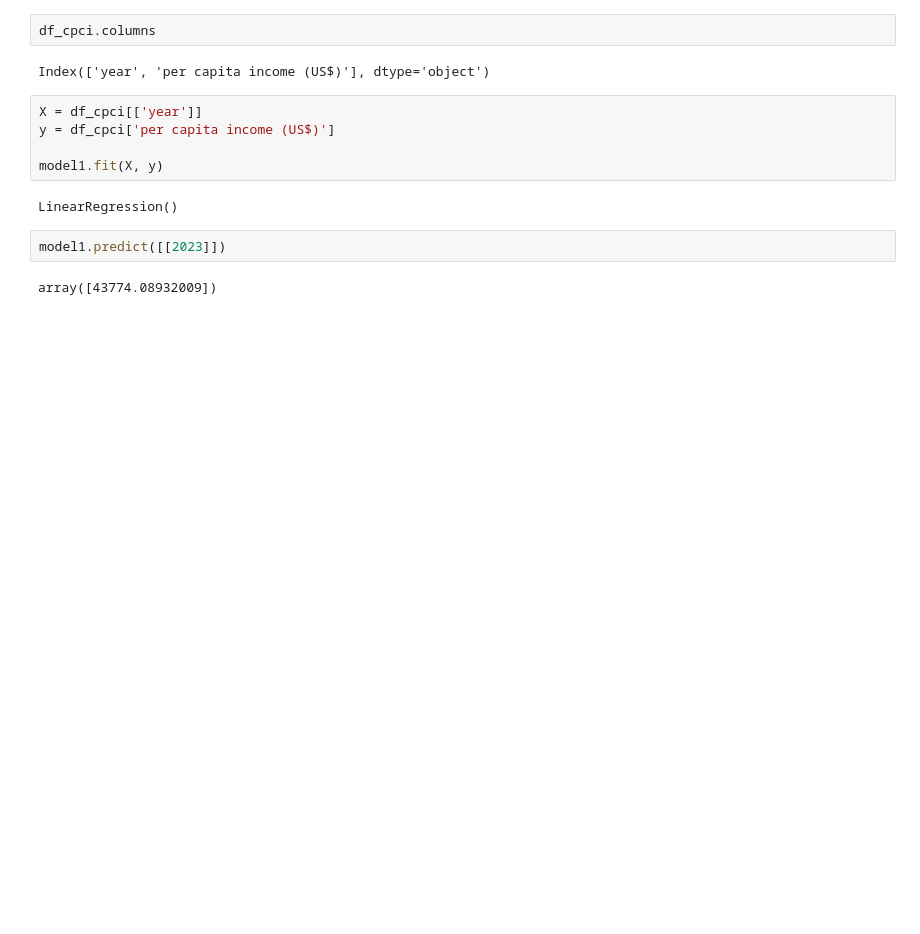
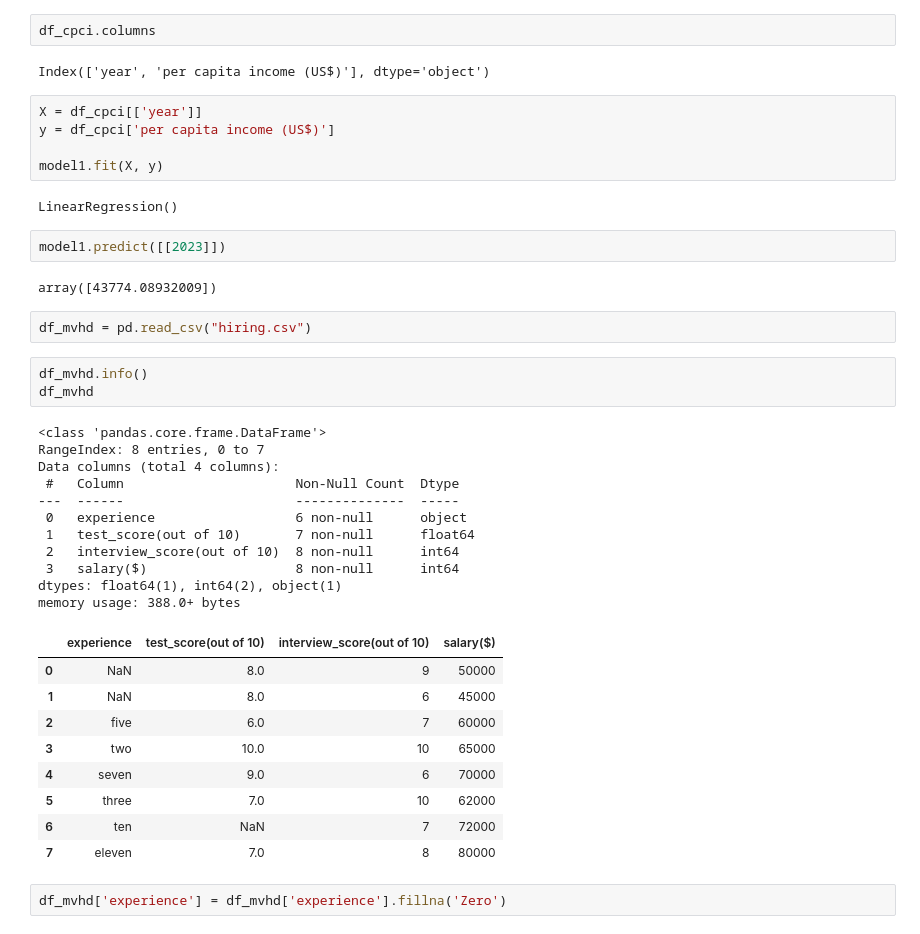
Before and after one commit to mvuddandi/ML-StatModels, a Jupyter notebook: Linear_regressions.ipynb, the cells around one changed output. Saved outputs shown, nothing was run; the diff lists cells and outputs as text; blank space fills up the shorter version.

```diff
--- a/Linear_regressions.ipynb
+++ b/Linear_regressions.ipynb
@@ -95,3 +95,31 @@ LinearRegression()
 model1.predict([[2023]])
 # %% [output]
 array([43774.08932009])
+# %%
+df_mvhd = pd.read_csv("hiring.csv")
+# %%
+df_mvhd.info()
+df_mvhd
+# %% [output]
+<class 'pandas.core.frame.DataFrame'>
+RangeIndex: 8 entries, 0 to 7
+Data columns (total 4 columns):
+ #   Column                      Non-Null Count  Dtype
+---  ------                      --------------  -----
+ 0   experience                  6 non-null      object
+ 1   test_score(out of 10)       7 non-null      float64
+ 2   interview_score(out of 10)  8 non-null      int64
+ 3   salary($)                   8 non-null      int64
+dtypes: float64(1), int64(2), object(1)
+memory usage: 388.0+ bytes
+|  | experience | test_score(out of 10) | interview_score(out of 10) | salary($) |
+| 0 | NaN | 8.0 | 9 | 50000 |
+| 1 | NaN | 8.0 | 6 | 45000 |
+| 2 | five | 6.0 | 7 | 60000 |
+| 3 | two | 10.0 | 10 | 65000 |
+| 4 | seven | 9.0 | 6 | 70000 |
+| 5 | three | 7.0 | 10 | 62000 |
+| 6 | ten | NaN | 7 | 72000 |
+| 7 | eleven | 7.0 | 8 | 80000 |
+# %%
+df_mvhd['experience'] = df_mvhd['experience'].fillna('Zero')
```
Also changed, not shown: parts of 13 cells of this notebook.
